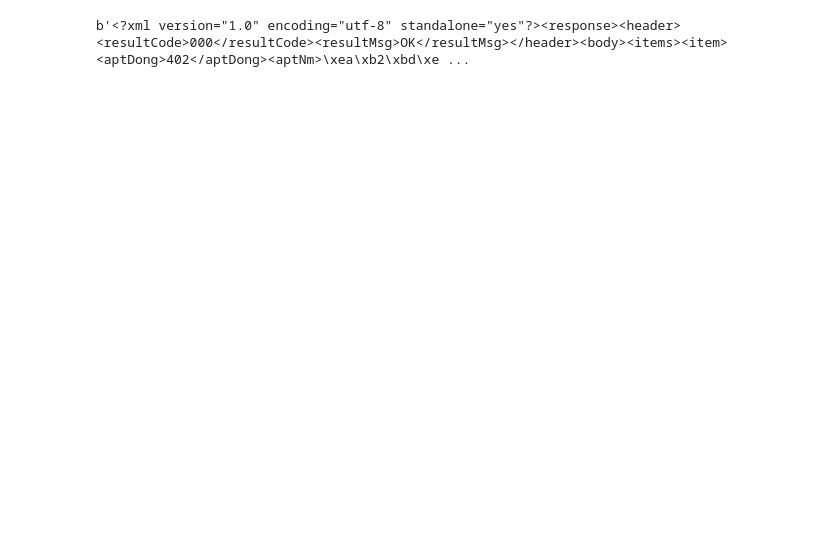
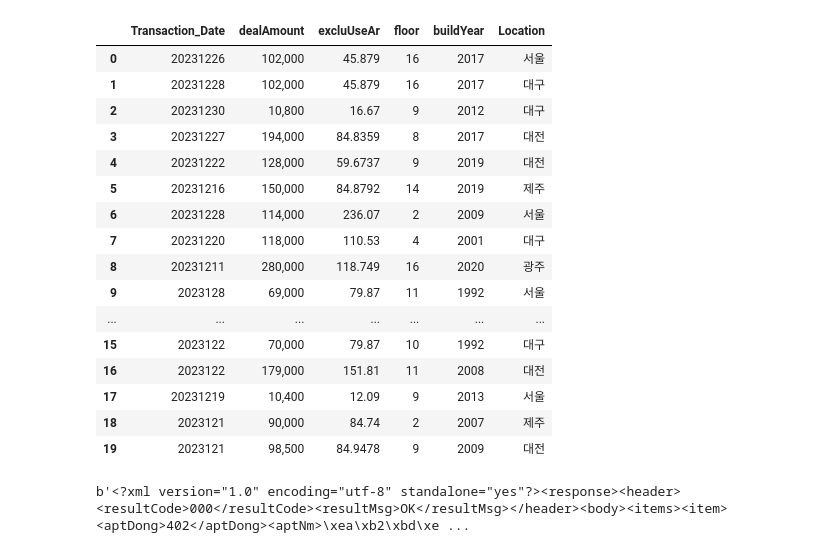
Before and after one commit to miggi27/AI_test, a Jupyter notebook: data_analysis/APT_FeatureEng.ipynb, the cells around one changed output. Drawn from its saved outputs; the diff is of its cells as text; code cells hidden in the pictures; blank space fills up the shorter version.

```diff
--- a/data_analysis/APT_FeatureEng.ipynb
+++ b/data_analysis/APT_FeatureEng.ipynb
@@ -1,31 +8,62 @@
 # %%
-import requests
-import pandas as pd
-import numpy as np
-import xml.etree.ElementTree as ET
-import os
-from dotenv import load_dotenv
-
 # .env 파일 로드
 load_dotenv()
 # 1. API 요청 URL 및 파라미터 설정
 url = 'http://apis.data.go.kr/1613000/RTMSDataSvcAptTradeDev/getRTMSDataSvcAptTradeDev'
 # 본인의 발급받은 Decoding 키를 입력하세요.
 service_key = os.getenv('DATA_GO_KR_API_KEY')
 
 params = {
     'serviceKey':service_key,
     'pageNo':'1',
     'numOfRows':'100',
     'LAWD_CD':'11110',
     'DEAL_YMD':'202312'
 }
 
 # 2. API 요청 및 응답 확인
 response = requests.get(url, params=params)
-
+root = ET.fromstring(response.content)
 
 # 3. XML 데이터를 데이터프레임으로 변환
+data_list = []
+rng = np.random.default_rng(seed=42)
+# 선택할 지역 리스트 정의
+locations = ['서울', '광주', '대전', '대구', '제주']
+
+for item in root.findall('.//item'):
+    data = {
+        'Transaction_Date': item.find('dealYear').text + item.find('dealMonth').text + item.find('dealDay').text,
+        'dealAmount': item.find('dealAmount').text if item.find('dealAmount') is not None else None,
+        'excluUseAr': item.find('excluUseAr').text if item.find('excluUseAr') is not None else None,
+        'floor': item.find('floor').text if item.find('floor') is not None else None,
+        'buildYear': item.find('buildYear').text if item.find('buildYear') is not None else None,
+        # rng.choice를 사용하여 리스트 중 하나를 무작위 선택
+        'Location': rng.choice(locations)
+    }
+    data_list.append(data)
+
+df_api = pd.DataFrame(data_list)
+df_api.to_csv('df_api.csv', encoding='utf-8-sig')
+df_api
+# %% [output]
+|  | Transaction_Date | dealAmount | excluUseAr | floor | buildYear | Location |
+| 0 | 20231226 | 102,000 | 45.879 | 16 | 2017 | 서울 |
+| 1 | 20231228 | 102,000 | 45.879 | 16 | 2017 | 대구 |
+| 2 | 20231230 | 10,800 | 16.67 | 9 | 2012 | 대구 |
+| 3 | 20231227 | 194,000 | 84.8359 | 8 | 2017 | 대전 |
+| 4 | 20231222 | 128,000 | 59.6737 | 9 | 2019 | 대전 |
+| 5 | 20231216 | 150,000 | 84.8792 | 14 | 2019 | 제주 |
+| 6 | 20231228 | 114,000 | 236.07 | 2 | 2009 | 서울 |
+| 7 | 20231220 | 118,000 | 110.53 | 4 | 2001 | 대구 |
+| 8 | 20231211 | 280,000 | 118.749 | 16 | 2020 | 광주 |
+| 9 | 2023128 | 69,000 | 79.87 | 11 | 1992 | 서울 |
+| ... | ... | ... | ... | ... | ... | ... |
+| 15 | 2023122 | 70,000 | 79.87 | 10 | 1992 | 대구 |
+| 16 | 2023122 | 179,000 | 151.81 | 11 | 2008 | 대전 |
+| 17 | 20231219 | 10,400 | 12.09 | 9 | 2013 | 서울 |
+| 18 | 2023121 | 90,000 | 84.74 | 2 | 2007 | 제주 |
+| 19 | 2023121 | 98,500 | 84.9478 | 9 | 2009 | 대전 |
 # %%
 response.content
 # %% [output]
```
Also changed, not shown: parts of 19 cells of this notebook, 7 other files.
